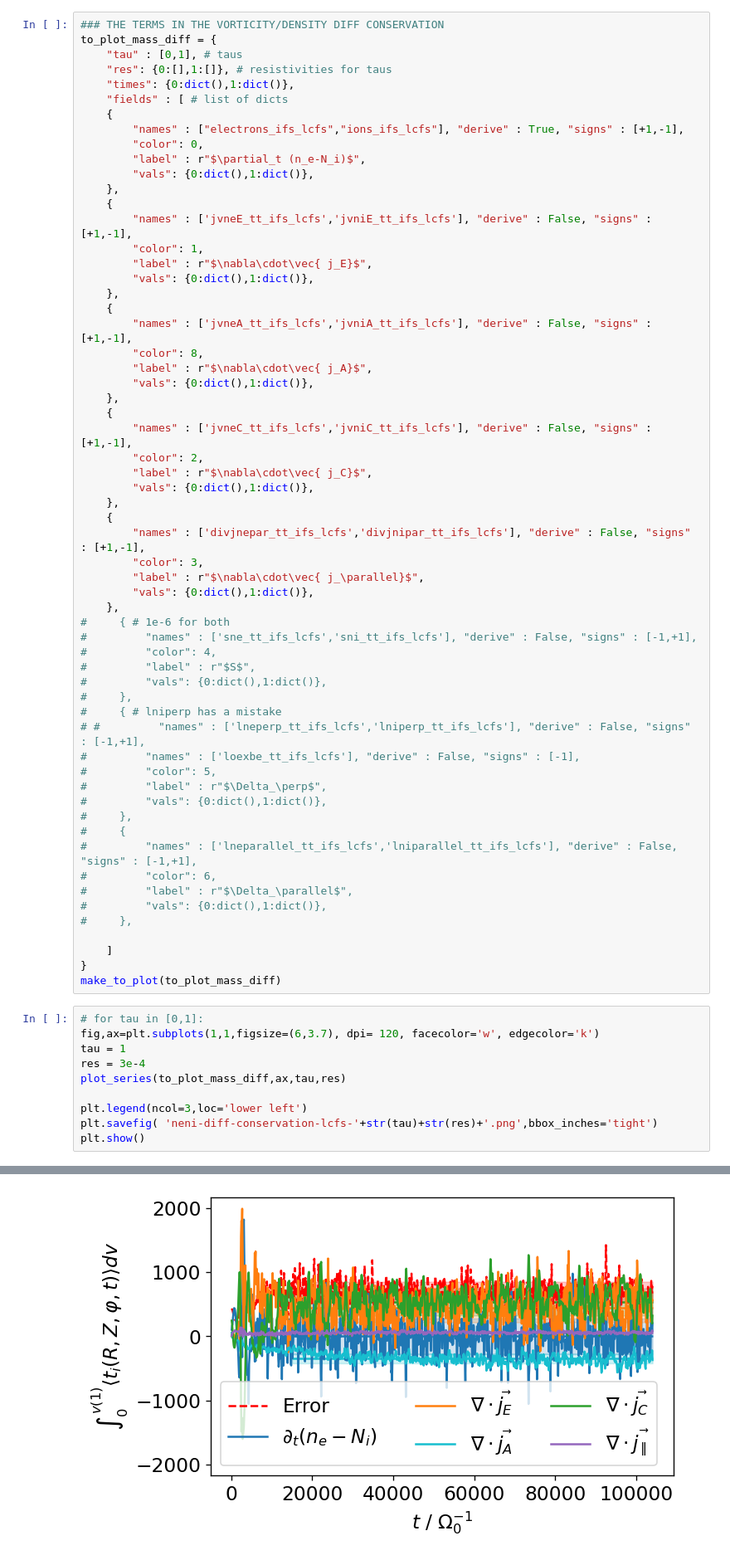
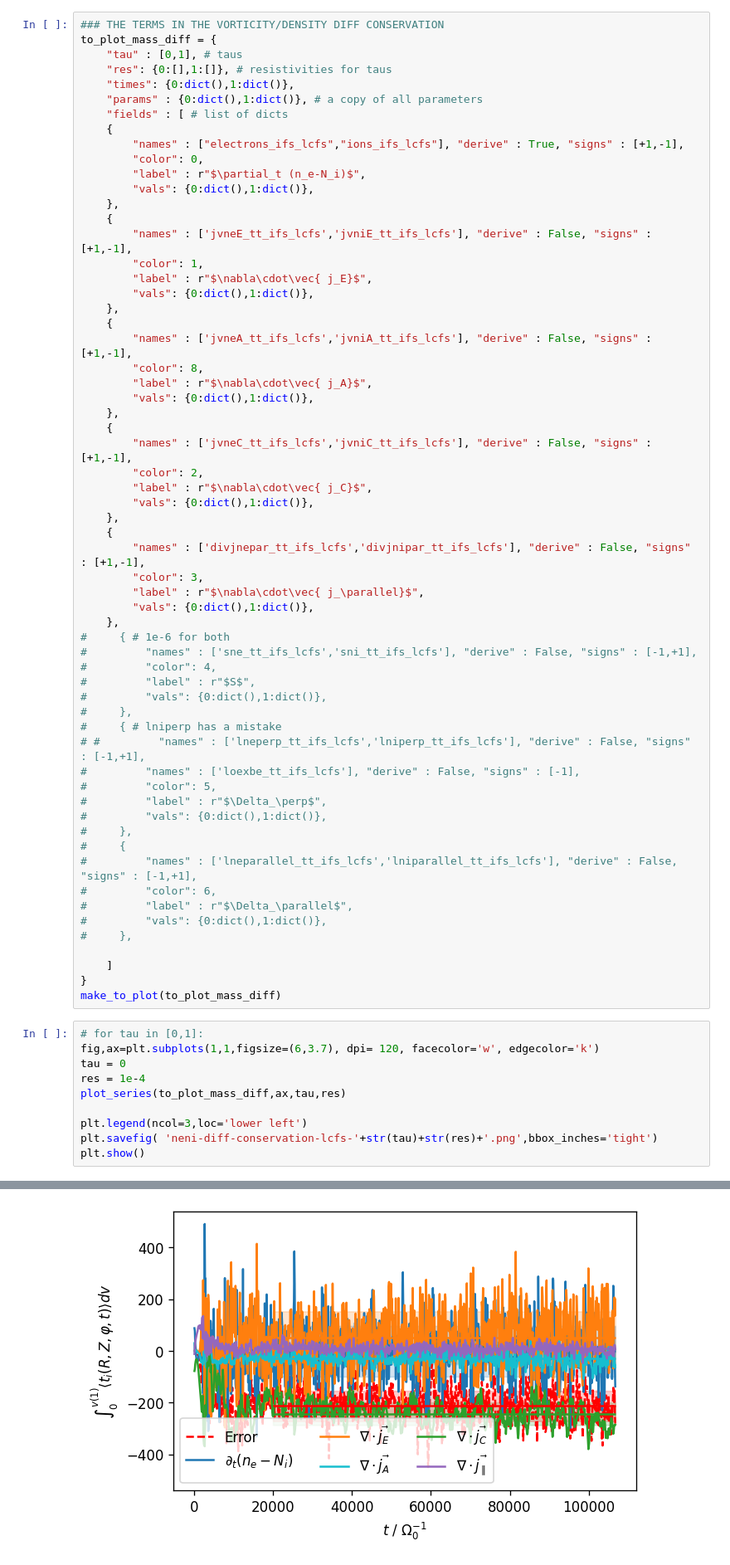
Before and after one commit to mwiesenberger/data-analysis-3d, a Jupyter notebook: Relative Conservation.ipynb, the cells around one changed output, grey strips where cells are left out. Shown at 83% size. Drawn from its saved outputs; the diff is of its cells as text.

```diff
--- a/Relative Conservation.ipynb
+++ b/Relative Conservation.ipynb
@@ -667,6 +669,7 @@ to_plot_mass_diff = {
     "tau" : [0,1], # taus
     "res": {0:[],1:[]}, # resistivities for taus
     "times": {0:dict(),1:dict()},
+    "params" : {0:dict(),1:dict()}, # a copy of all parameters
     "fields" : [ # list of dicts
     {
         "names" : ["electrons_ifs_lcfs","ions_ifs_lcfs"], "derive" : True, "signs" : [+1,-1],
@@ -724,8 +727,8 @@ make_to_plot(to_plot_mass_diff)
 # %%
 # for tau in [0,1]:
 fig,ax=plt.subplots(1,1,figsize=(6,3.7), dpi= 120, facecolor='w', edgecolor='k')
-tau = 1
-res = 3e-4
+tau = 0
+res = 1e-4
 plot_series(to_plot_mass_diff,ax,tau,res)
 
 plt.legend(ncol=3,loc='lower left')
@@ -736,4 +739,4 @@ Mean error is  688.8705223677458  std error is  158.666923299567
-[figure, old version]
+[figure, new version]
 # %%
 # more diffusion needed for tau=1 simulations?
 # n_e - N_i not relevant for tau = 1 simulations?
```
Also changed, not shown: parts of 17 cells of this notebook.
